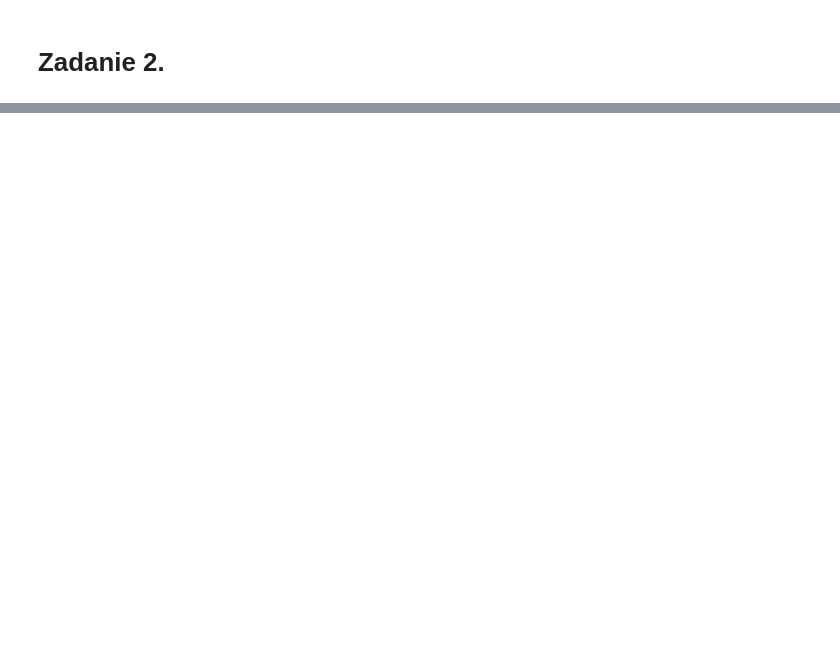
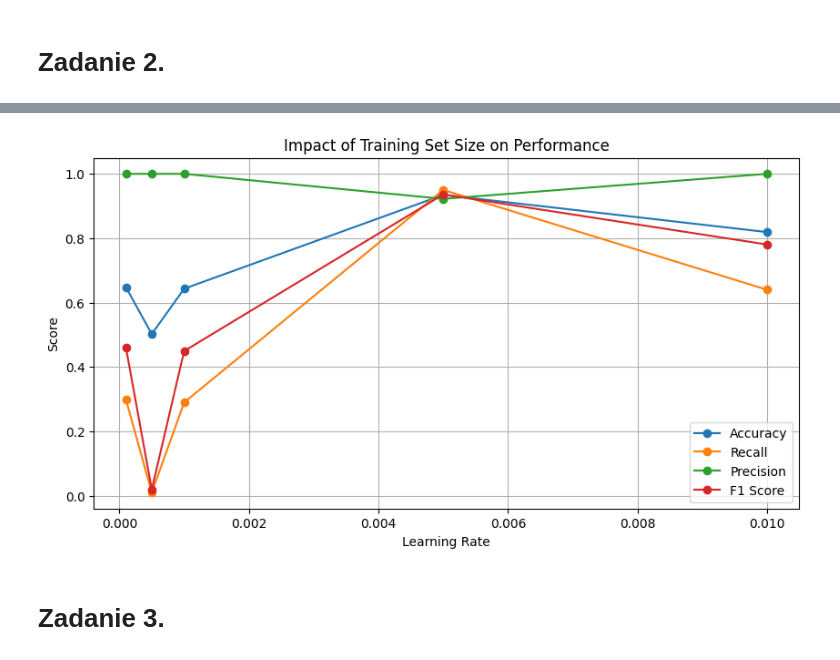
Before and after one commit to NoIdeaForMyName/facial_recognition_celebA, a Jupyter notebook: report.ipynb, the cells around one changed output, grey strips where cells are left out. Drawn from its saved outputs; the diff is of its cells as text; code cells hidden in the pictures; blank space fills up the shorter version.

```diff
--- a/report.ipynb
+++ b/report.ipynb
@@ -284,0 +431,6 @@ plt.show()
+# %%
+plot_model_performance(scores, x_label='Learning Rate')
+# %% [output]
+[figure, added]
+# %% [markdown]
+# Zadanie 3.
```
Also changed, not shown: parts of 22 cells of this notebook.
